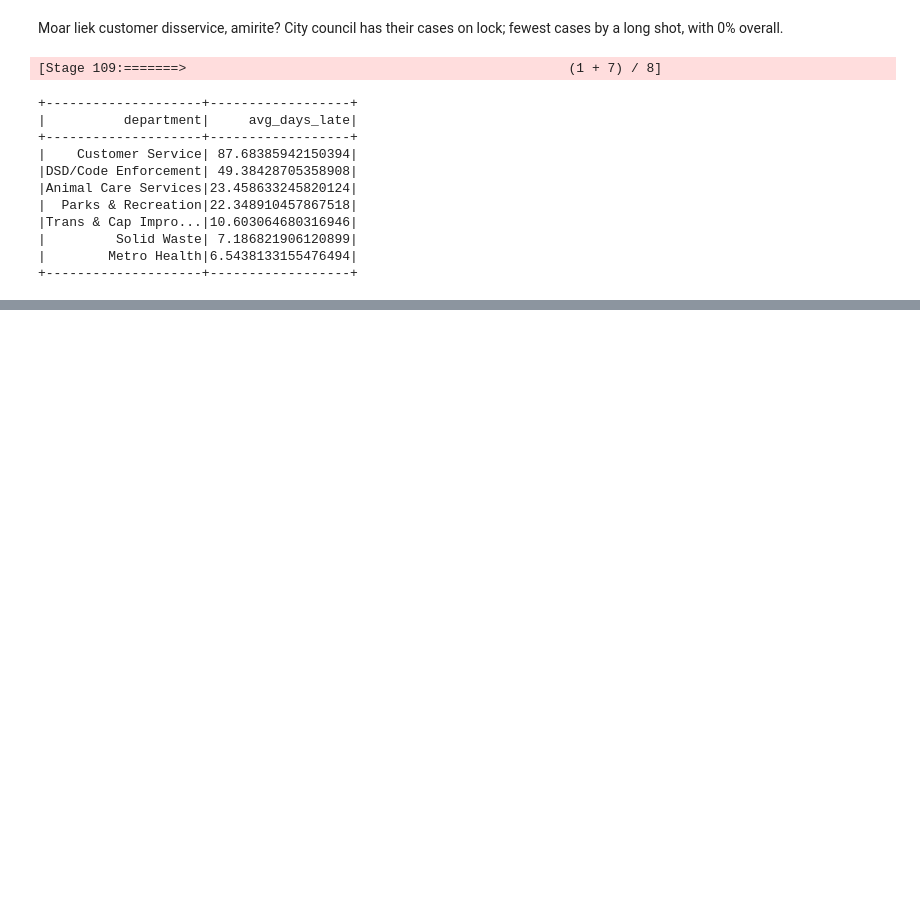
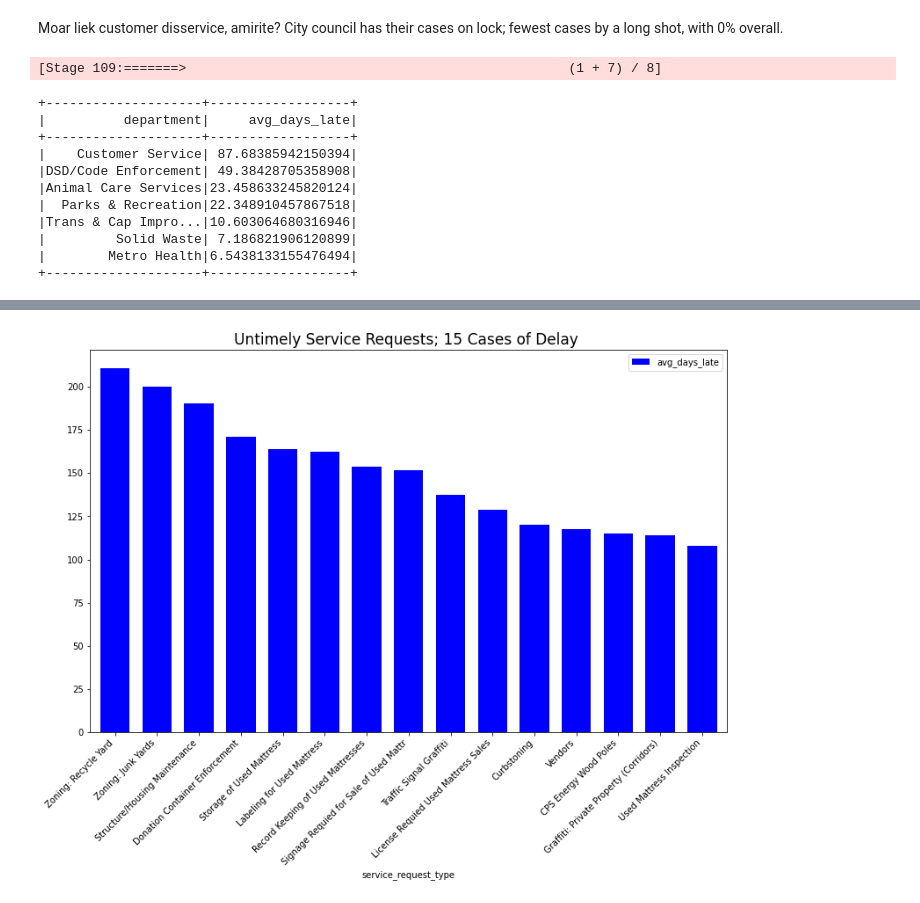
Before and after one commit to nicholas-dougherty/spark-exercises, a Jupyter notebook: explore.ipynb, the cells around one changed output, grey strips where cells are left out. Cells and saved outputs as stored; diff of their text form; code cells hidden in the pictures; blank space fills up the shorter version.

```diff
--- a/explore.ipynb
+++ b/explore.ipynb
@@ -211,0 +238,15 @@ plt.show()
+# %%
+(
+    df.filter(col('case_late') == 'true')
+    .groupBy('service_request_type').agg(mean('num_days_late').alias('avg_days_late'))
+    .sort(desc('avg_days_late'))
+    .toPandas()
+    .set_index('service_request_type')
+    .head(15)
+    .plot.bar(figsize = (13,8), width = .7, color = 'blue')
+)
+plt.xticks(rotation = 45, ha = 'right')
+plt.title('Untimely Service Requests; 15 Cases of Delay ', fontsize = 17)
+plt.show()
+# %% [output]
+[figure, added]
```
Also changed, not shown: parts of 4 cells of this notebook.
